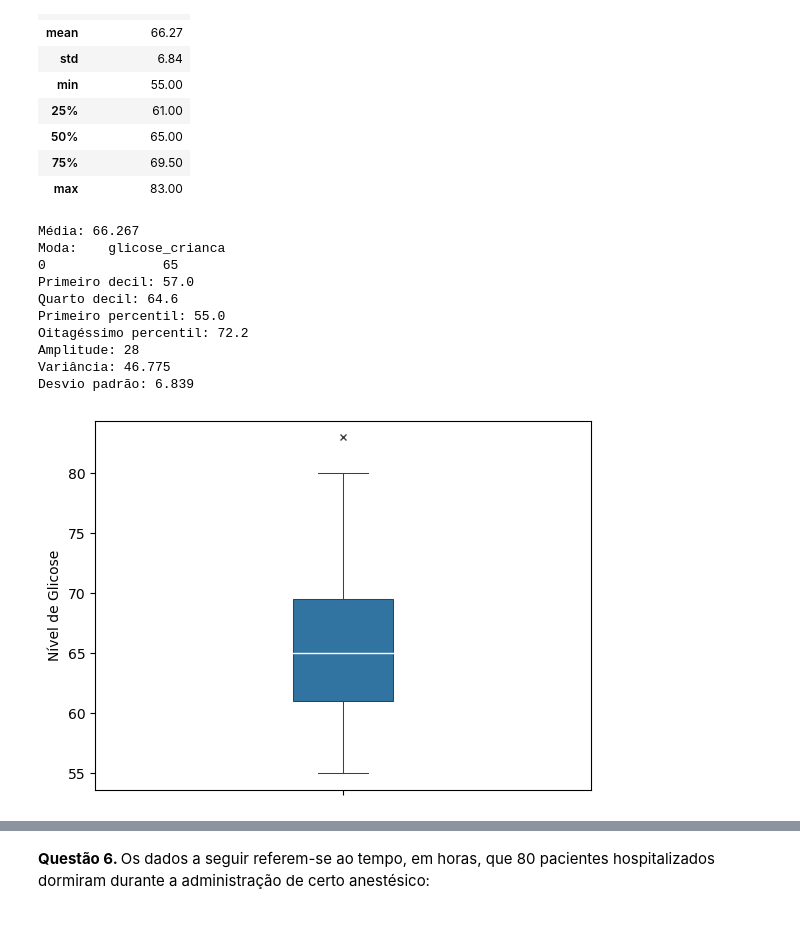
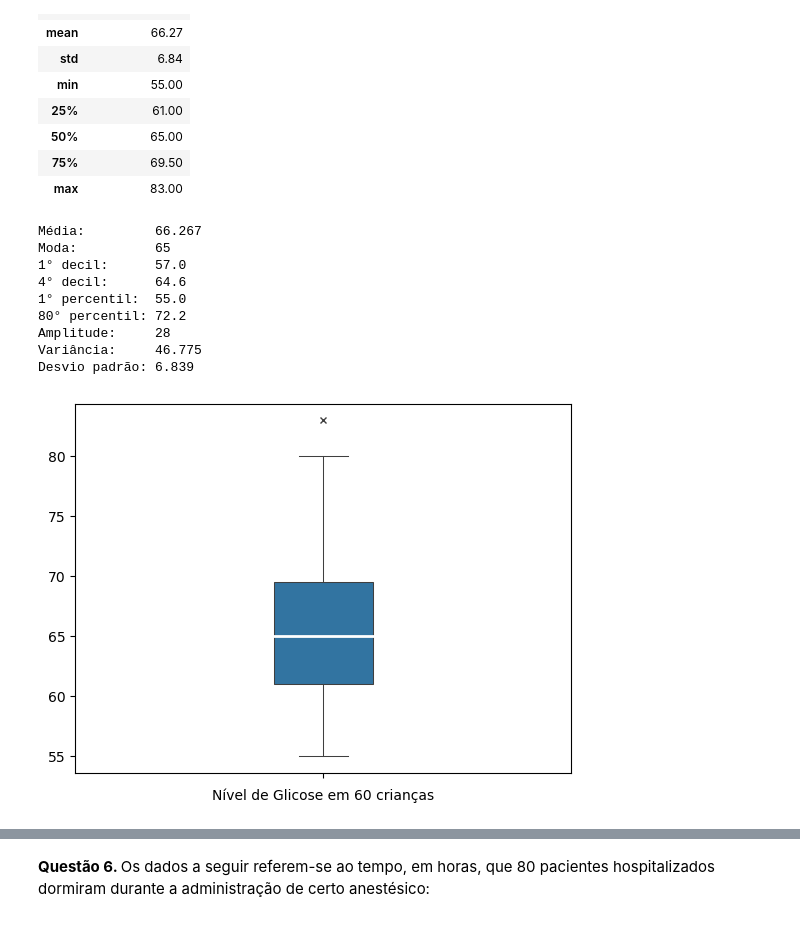
Before and after one commit to bernaRocha/graduacao_ENCE, a Jupyter notebook: 01_introducao_estatistica/04_lista_revisao.ipynb, the cells around one changed output, grey strips where cells are left out. Saved outputs shown, nothing was run; the diff lists cells and outputs as text; code cells hidden in the pictures.

```diff
--- a/01_introducao_estatistica/04_lista_revisao.ipynb
+++ b/01_introducao_estatistica/04_lista_revisao.ipynb
@@ -143,33 +144,35 @@ round(df.describe(), 2)
 | 75% | 69.50 |
 | max | 83.00 |
 # %%
-print(f'''Média: {round(df.mean()[0], 3)}
-Moda: {df.mode()}
-Primeiro decil: {df.quantile(0.10)[0]}
-Quarto decil: {df.quantile(0.40)[0]}
-Primeiro percentil: {df.quantile(0.01)[0]}
-Oitagéssimo percentil: {df.quantile(0.80)[0]}
-Amplitude: {df.max()[0] - df.min()[0]}
-Variância: {round(df.var()[0], 3)}
+# Na moda foi essa a solução para que não me retorne uma tupla
+
+print(f'''Média:         {round(df.mean()[0], 3)}
+Moda:          {df['glicose_crianca'].value_counts().idxmax()}
+1° decil:      {df.quantile(0.10)[0]}
+4° decil:      {df.quantile(0.40)[0]}
+1° percentil:  {df.quantile(0.01)[0]}
+80° percentil: {df.quantile(0.80)[0]}
+Amplitude:     {df.max()[0] - df.min()[0]}
+Variância:     {round(df.var()[0], 3)}
 Desvio padrão: {round(df.std()[0], 3)}
 ''')
 # %% [output]
-Média: 66.267
-Moda:    glicose_crianca
-0               65
-Primeiro decil: 57.0
-Quarto decil: 64.6
-Primeiro percentil: 55.0
-Oitagéssimo percentil: 72.2
-Amplitude: 28
-Variância: 46.775
+Média:         66.267
+Moda:          65
+1° decil:      57.0
+4° decil:      64.6
+1° percentil:  55.0
+80° percentil: 72.2
+Amplitude:     28
+Variância:     46.775
 Desvio padrão: 6.839
 # %%
 sns.boxplot(y=df['glicose_crianca'],
             width=.2, linewidth=.75, flierprops={"marker": "x"},
-            medianprops={"color": "w", "linewidth": 1});
+            medianprops={"color": "w", "linewidth": 2});
 
-plt.ylabel('Nível de Glicose')
+plt.xlabel('Nível de Glicose em 60 crianças')
+plt.ylabel('')
 plt.show()
 # %% [output]
-[figure, old version]
+[figure, new version]
```
Also changed, not shown: parts of 8 cells of this notebook.
